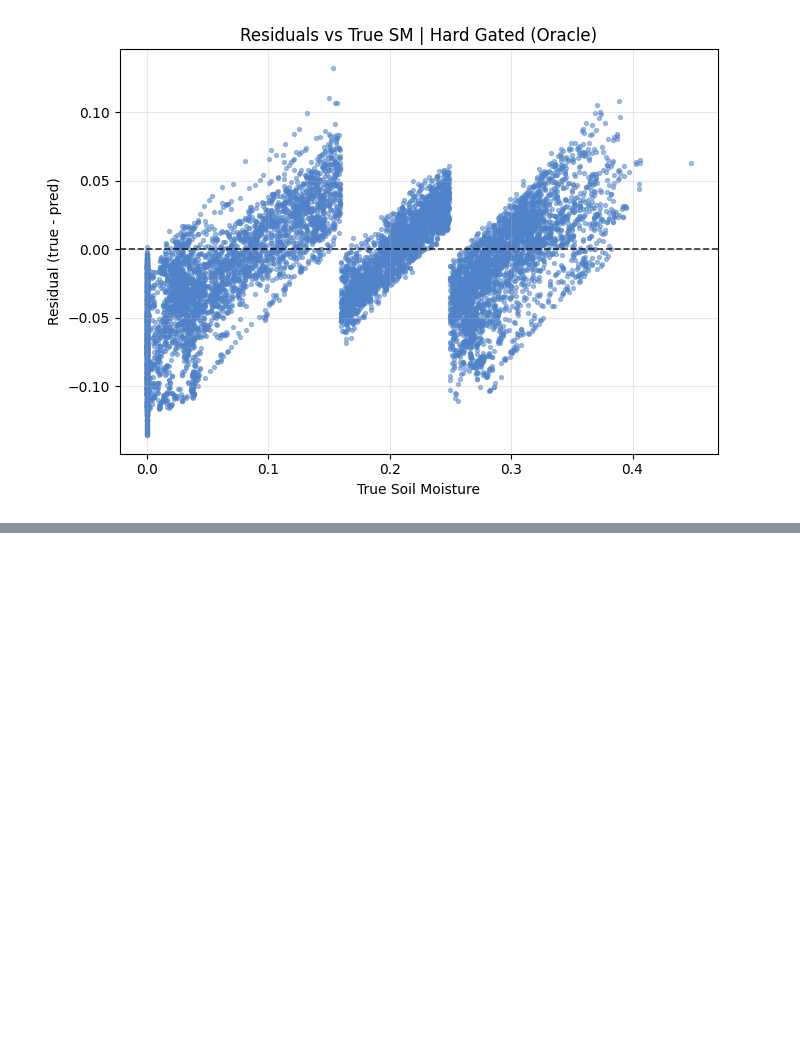
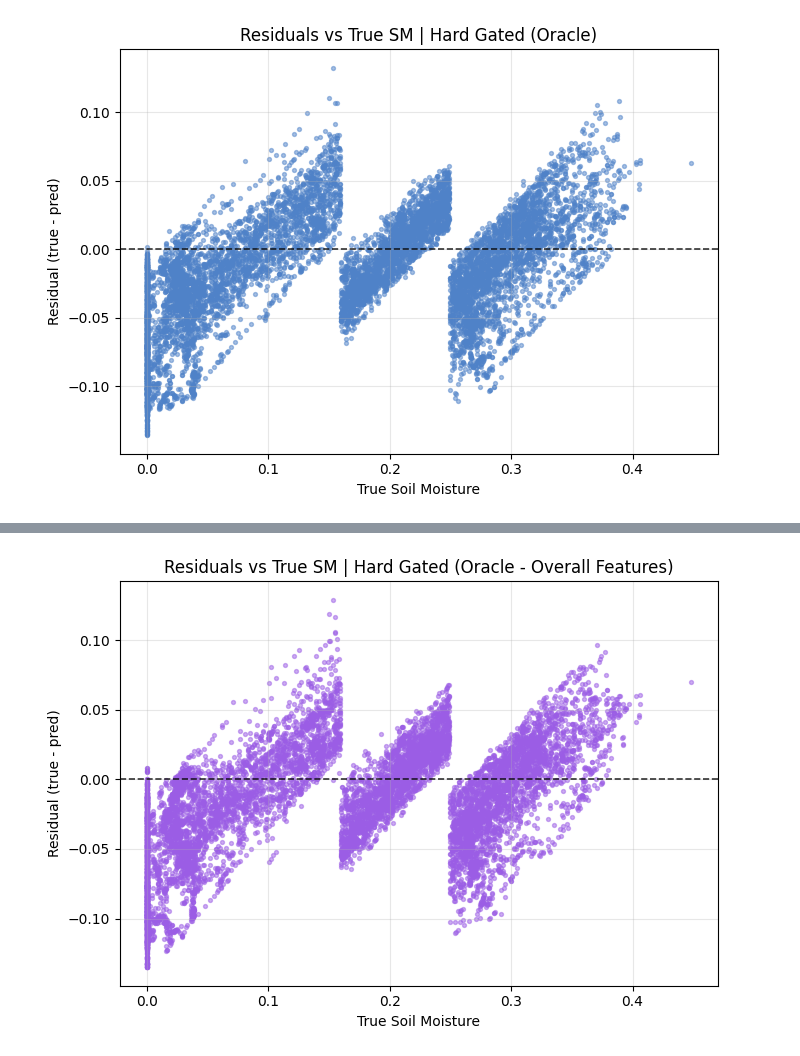
Before and after one commit to KerryCheon/MDR-Project, a Jupyter notebook: notebooks/experiment/derived_8.1-eval-1.0/derived_8.1_xgboost_gating.ipynb, the cells around one changed output, grey strips where cells are left out. Drawn from its saved outputs; the diff is of its cells as text; code cells hidden in the pictures; blank space fills up the shorter version.

```diff
--- a/notebooks/experiment/derived_8.1-eval-1.0/derived_8.1_xgboost_gating.ipynb
+++ b/notebooks/experiment/derived_8.1-eval-1.0/derived_8.1_xgboost_gating.ipynb
@@ -500,0 +640,19 @@ plt.show()
+# %%
+# Route predictions using oracle routing masks for overall-feature models
+pred_combined_overall = np.zeros_like(y_test, dtype=float)
+pred_combined_overall[mask_dry_test] = pred_dry_overall_test[mask_dry_test]
+pred_combined_overall[mask_transition_test] = pred_transition_overall_test[mask_transition_test]
+pred_combined_overall[mask_wet_test] = pred_wet_overall_test[mask_wet_test]
+
+# Evaluate the combined oracle performance
+metrics_dashboard(
+    y_test,
+    pred_combined_overall,
+    name="Model 5 | Combined Oracle Hard Gated Model (Overall Features)"
+)
+
+metrics_combined_overall_dict = metrics_dashboard(y_test, pred_combined_overall, show=False, return_dict=True)
+print("\n===== COMBINED ORACLE MODEL (OVERALL FEATURES) METRICS =====")
+print(f"R2 Score:  {metrics_combined_overall_dict['r2']:.5f}")
+print(f"MAE:       {metrics_combined_overall_dict['mae']:.5f}")
+print(f"Bias:      {metrics_combined_overall_dict['bias']:.5f}")
@@ -500,0 +681,16 @@ plt.show()
+# %%
+# Compute residuals for overall-features model
+residuals_overall = y_test - pred_combined_overall
+
+# Create "Residuals vs True SM | Hard Gated (Oracle - Overall Features)" scatter plot
+plt.figure(figsize=(7, 5))
+plt.scatter(y_test, residuals_overall, s=8, alpha=0.5, color='#9b5de5')
+plt.axhline(0, color='black', linestyle='--', linewidth=1.2, alpha=0.8)
+plt.xlabel("True Soil Moisture")
+plt.ylabel("Residual (true - pred)")
+plt.title("Residuals vs True SM | Hard Gated (Oracle - Overall Features)")
+plt.grid(alpha=0.3)
+plt.tight_layout()
+plt.show()
+# %% [output]
+[figure, added]
```
Also changed, not shown: parts of 7 cells of this notebook.
